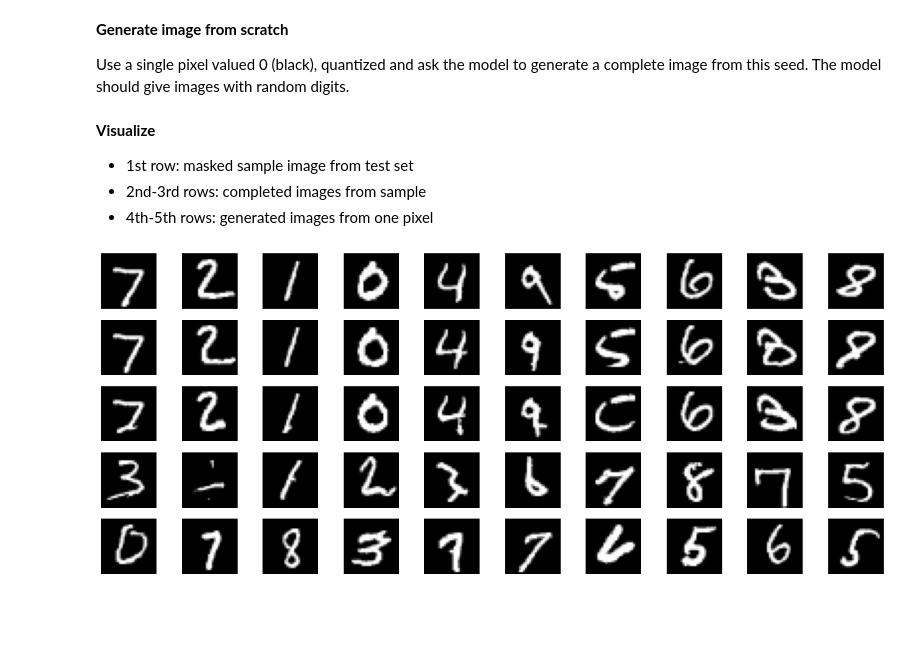
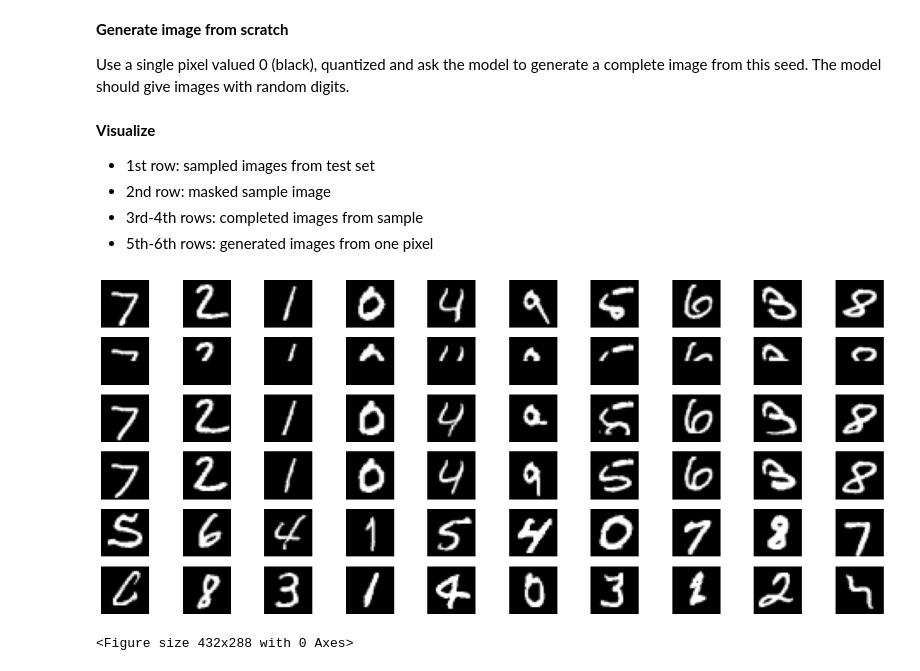
Before and after one commit to zythenoob/iGPT-MNIST, a Jupyter notebook: Transformer_MNIST_Generation.ipynb, the cells around one changed output. Saved outputs shown, nothing was run; the diff lists cells and outputs as text; code cells hidden in the pictures; blank space fills up the shorter version.

```diff
--- a/Transformer_MNIST_Generation.ipynb
+++ b/Transformer_MNIST_Generation.ipynb
@@ -452,14 +445,16 @@ from matplotlib import pyplot as plt
 def create_samples(dataset):
   sampled = []
   samples = []
+  masked = []
   for img, label in dataset:
     if label not in sampled:
-      img[:, :, (s.shape[-1] // 2):, :] = 0
-      samples.append(img)
+      samples.append(img.clone())
+      img[:, :, (img.shape[-1] // 2):, :] = 0
+      masked.append(img)
       sampled.append(label)
       if len(sampled) == 10:
         break
-  return samples
+  return samples, masked
 
 # plot sample and generated images
 def visualize_samples(samples, generates):
@@ -479,7 +474,7 @@ def visualize_samples(samples, generates):
 
 
 # create sample image
-samples = create_samples(test_set)
+samples, masked = create_samples(test_set)
 generated = []
 # %% [markdown]
 ### Generate hand written digits
@@ -511,10 +506,12 @@ for _ in tqdm(range(20), desc='Test generation'):
 # %% [markdown]
 **Visualize**
 
-*   1st row: masked sample image from test set
-*   2nd-3rd rows: completed images from sample
-*   4th-5th rows: generated images from one pixel
+*   1st row: sampled images from test set
+*   2nd row: masked sample image
+*   3rd-4th rows: completed images from sample
+*   5th-6th rows: generated images from one pixel
 # %%
-visualize_samples(samples, generated)
+visualize_samples(samples + masked, generated)
 # %% [output]
-[figure, old version]
+[figure, new version]
+<Figure size 432x288 with 0 Axes>
```
Also changed, not shown: parts of 4 cells of this notebook.
